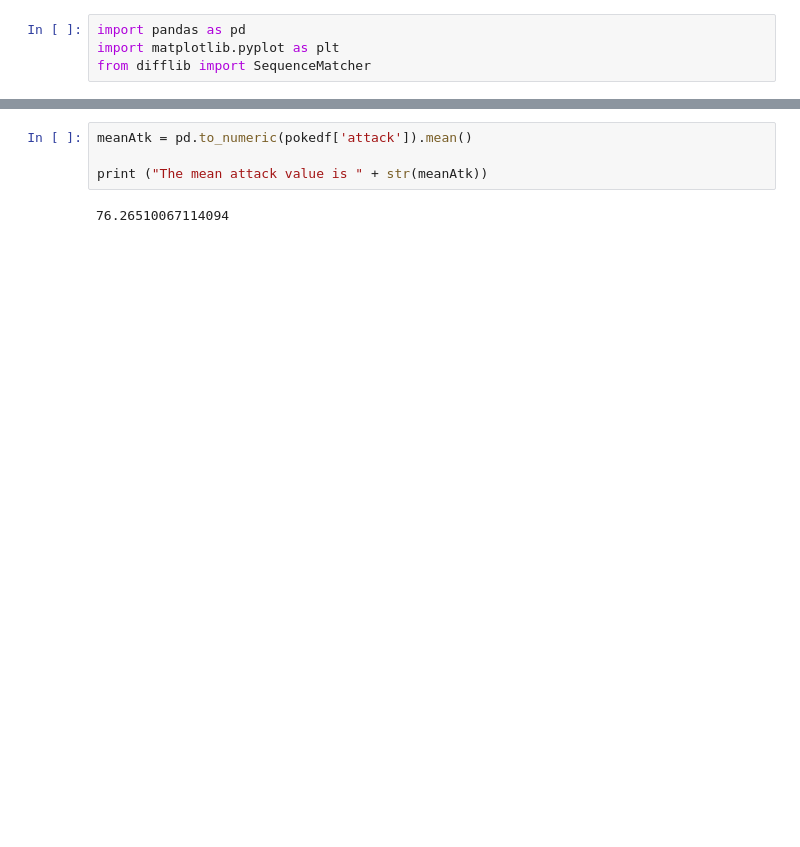
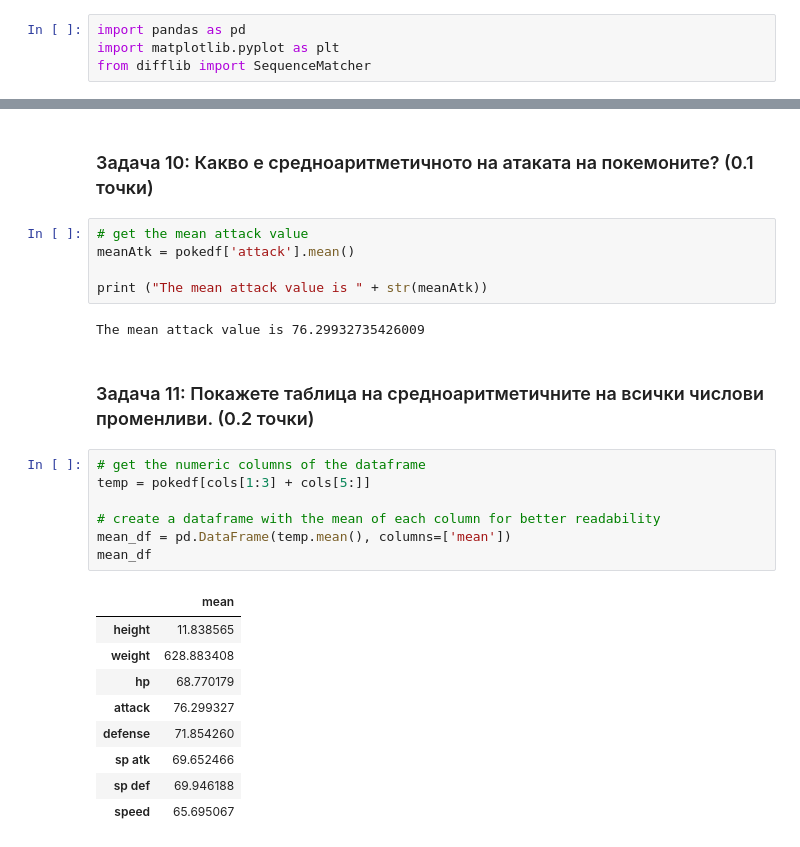
Before and after one commit to alvg77/pokemon-data-analisys, a Jupyter notebook: aleko_georgiev1_11a.ipynb, the cells around one changed output, grey strips where cells are left out. Cells and saved outputs as stored; diff of their text form; blank space fills up the shorter version.

```diff
--- a/aleko_georgiev1_11a.ipynb
+++ b/aleko_georgiev1_11a.ipynb
@@ -211,6 +399,28 @@ Most common secondary type is normal
+# %% [markdown]
+### Задача 10: Какво е средноаритметичното на атаката на покемоните? (0.1 точки)
 # %%
-meanAtk = pd.to_numeric(pokedf['attack']).mean()
+# get the mean attack value
+meanAtk = pokedf['attack'].mean()
 
 print ("The mean attack value is " + str(meanAtk))
 # %% [output]
-76.26510067114094
+The mean attack value is 76.29932735426009
+# %% [markdown]
+### Задача 11: Покажете таблица на средноаритметичните на всички числови променливи. (0.2 точки)
+# %%
+# get the numeric columns of the dataframe
+temp = pokedf[cols[1:3] + cols[5:]]
+
+# create a dataframe with the mean of each column for better readability
+mean_df = pd.DataFrame(temp.mean(), columns=['mean'])
+mean_df
+# %% [output]
+|  | mean |
+| height | 11.838565 |
+| weight | 628.883408 |
+| hp | 68.770179 |
+| attack | 76.299327 |
+| defense | 71.854260 |
+| sp atk | 69.652466 |
+| sp def | 69.946188 |
+| speed | 65.695067 |
```
Also changed, not shown: parts of 55 cells of this notebook, 1 other file.
